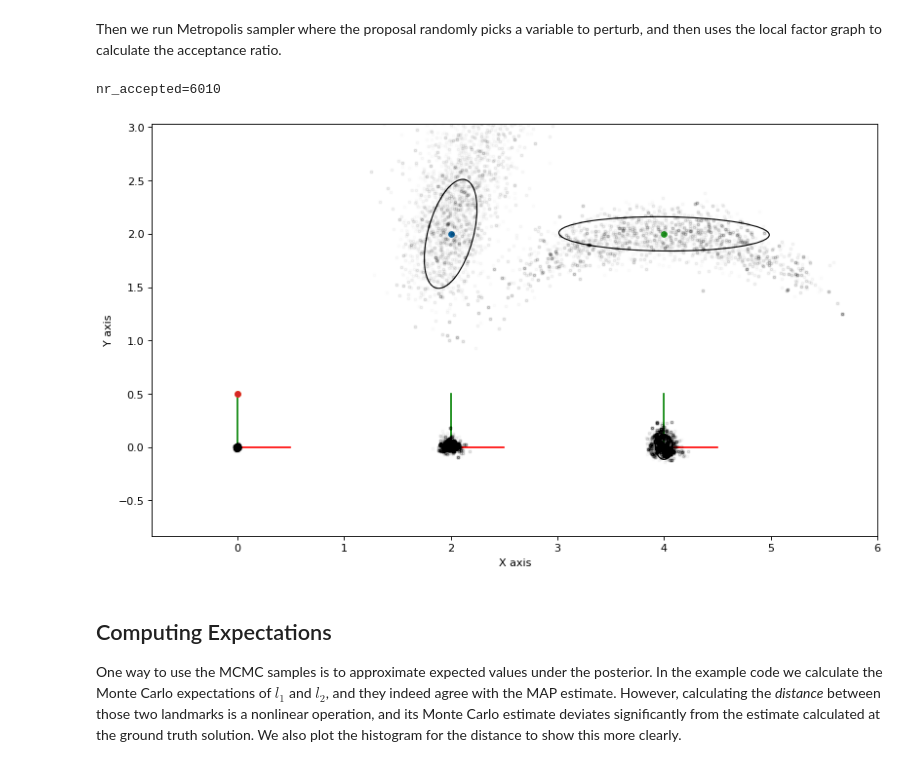
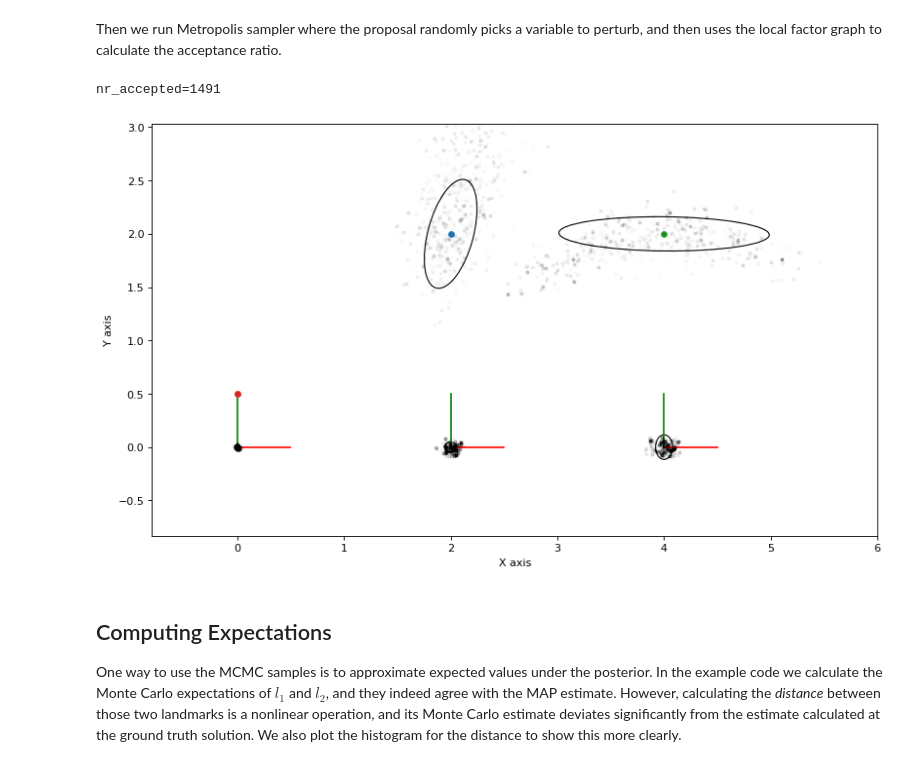
Before and after one commit to gtbook/gtsam-examples, a Jupyter notebook: PlanarSLAMExample_sampling.ipynb, the cells around one changed output. Drawn from its saved outputs; the diff is of its cells as text; code cells hidden in the pictures.

```diff
--- a/PlanarSLAMExample_sampling.ipynb
+++ b/PlanarSLAMExample_sampling.ipynb
@@ -74,0 +41,4 @@ show(graph, truth, binary_edges=True)
+# %%
+graph, truth, keys = planar_example()
+x1, x2, x3, l1, l2 = keys
+show(graph, truth, binary_edges=True)
@@ -235,12 +193,12 @@ However, the idea of creating picking a variable and creating a proposal that on
 We implement this idea below.
 First, we calculate all local factor graphs as a dict (TODO: gtsam.VariableIndex should behave as a dict):
 # %%
-local_factors = defaultdict(gtsam.NonlinearFactorGraph)
+markov_blankets = defaultdict(gtsam.NonlinearFactorGraph)
 for i in range(graph.size()):
     factor = graph.at(i)
     for j in factor.keys():
-        local_factors[j].add(factor)
-for j, local in local_factors.items():
+        markov_blankets[j].add(factor)
+for j, local in markov_blankets.items():
     print(f"{gtsam.DefaultKeyFormatter(j)}: {local.size()} factors")
 # %% [output]
 x1: 3 factors
@@ -251,31 +209,53 @@ l2: 1 factors
 # %% [markdown]
 Then we run Metropolis sampler where the proposal randomly picks a variable to perturb, and then uses the local factor graph to calculate the acceptance ratio.
 # %%
-make_figure()
+marginals_figure(truth, marginals, keys)
 nr_accepted = 0
 
+def accept(log_a):
+    """calculate acceptance, with some care to avoid overflow."""
+    if log_a >= 0:
+        return True
+    if log_a < -10:
+        return False
+    return np.random.uniform() < math.exp(log_a)
+
+def plot_sample(manifold_sample, alpha=0.1):
+    points = np.empty((2, 5))
+    for i in [1, 2, 3]:
+        points[:,i-1] = manifold_sample.atPose2(gtsam.symbol('x', i)).translation()
+    for j in [1, 2]:
+        points[:,j+2] = manifold_sample.atPoint2(gtsam.symbol('l', j))
+    plt.plot(points[0], points[1], 'k.', markersize=5, alpha=alpha)
+    return points
+
+marginals_figure(truth, marginals, keys)
+N = 50000
+stats = []
+nr_accepted = 0
+gbn = graph.linearize(truth).eliminateSequential()
+tangent_proposals = sample_bayes_net(gbn, N)
+
+
 # Start with an initial estimate x
-vv = vector_values(tangent_samples, 0)
-vv0 = gtsam.VectorValues.Zero(vv)
-x = truth.retract(vv0)  # makes sure we don't touch truth
-keys = [x1, x2, x3, l1, l2]
+x = gtsam.Values(truth)
 for s in range(N):
     # choose a variable to perturb
     j = keys[np.random.choice(5)]
     vvj = gtsam.VectorValues()
     vvj.insert(j, tangent_proposals[j][:, s])
     p = x.retract(vvj)
     # calculate local acceptance ratio
-    log_a = local_factors[j].error(x) - local_factors[j].error(p)
+    log_a = markov_blankets[j].error(x) - markov_blankets[j].error(p)
     if accept(log_a):
         nr_accepted += 1
         x = p
         plot_sample(x, alpha=0.01)
 
 print(f"nr_accepted={nr_accepted}")
 # %% [output]
-nr_accepted=6010
+nr_accepted=1491
-[figure, old version]
+[figure, new version]
 # %% [markdown]
 ## Computing Expectations
 
```
Also changed, not shown: parts of 12 cells of this notebook, 4 other files.
